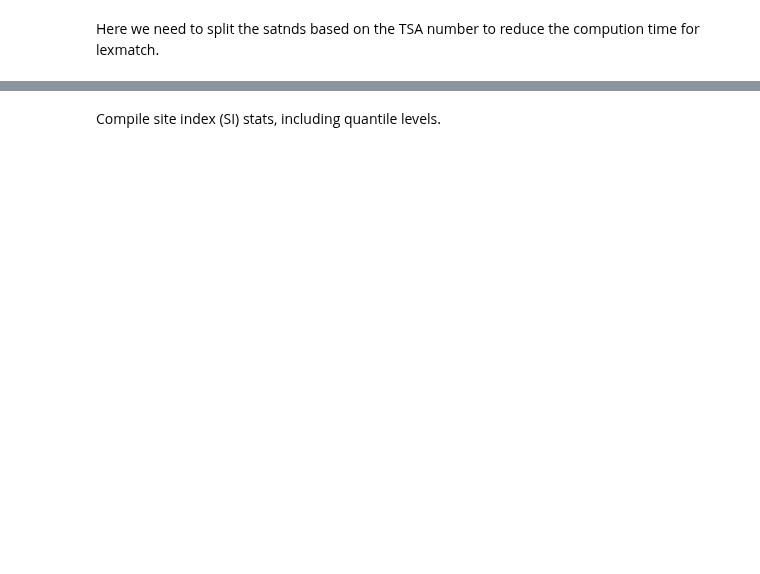
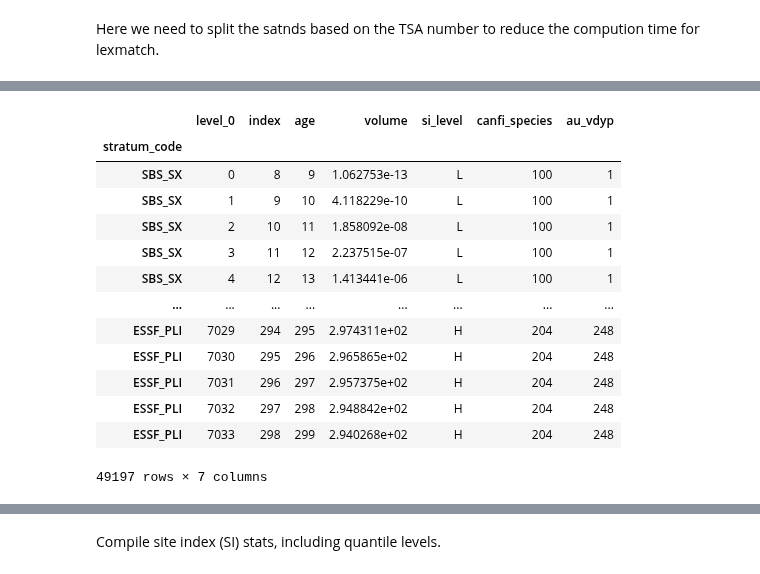
Before and after one commit to UBC-FRESH/nbds_mining, a Jupyter notebook: 00_woodstock_files_equitysilver.ipynb, the cells around one changed output, grey strips where cells are left out. Saved outputs shown, nothing was run; the diff lists cells and outputs as text; code cells hidden in the pictures; blank space fills up the shorter version.

```diff
--- a/00_woodstock_files_equitysilver.ipynb
+++ b/00_woodstock_files_equitysilver.ipynb
@@ -521,4 +680,23 @@ lev_dist_low = {n2:{n1:(lev_dist[n2][n1], totalarea_p_sum__.loc[n1])
                 for n2 in names2}
 best_match = {stratum_key.loc[n2]:stratum_key[max(lev_dist_low[n2].items(), key=operator.itemgetter(1))[0]] for n2 in names2}
 stands_.reset_index(inplace=True)
+# %%
+# Concatenate the DataFrames vertically
+yld_vdyp_ = pd.concat([yld_vdyp_03_, yld_vdyp_12_, yld_vdyp_14_, yld_vdyp_20_, yld_vdyp_24_], axis=0)
+yld_vdyp_
+# %% [output]
+|  | level_0 | index | age | volume | si_level | canfi_species | au_vdyp |
+| stratum_code |  |  |  |  |  |  |  |
+| SBS_SX | 0 | 8 | 9 | 1.062753e-13 | L | 100 | 1 |
+| SBS_SX | 1 | 9 | 10 | 4.118229e-10 | L | 100 | 1 |
+| SBS_SX | 2 | 10 | 11 | 1.858092e-08 | L | 100 | 1 |
+| SBS_SX | 3 | 11 | 12 | 2.237515e-07 | L | 100 | 1 |
+| SBS_SX | 4 | 12 | 13 | 1.413441e-06 | L | 100 | 1 |
+| ... | ... | ... | ... | ... | ... | ... | ... |
+| ESSF_PLI | 7029 | 294 | 295 | 2.974311e+02 | H | 204 | 248 |
+| ESSF_PLI | 7030 | 295 | 296 | 2.965865e+02 | H | 204 | 248 |
+| ESSF_PLI | 7031 | 296 | 297 | 2.957375e+02 | H | 204 | 248 |
+| ESSF_PLI | 7032 | 297 | 298 | 2.948842e+02 | H | 204 | 248 |
+| ESSF_PLI | 7033 | 298 | 299 | 2.940268e+02 | H | 204 | 248 |
+49197 rows × 7 columns
 # %%
```
Also changed, not shown: parts of 26 cells of this notebook, 37 other files.
